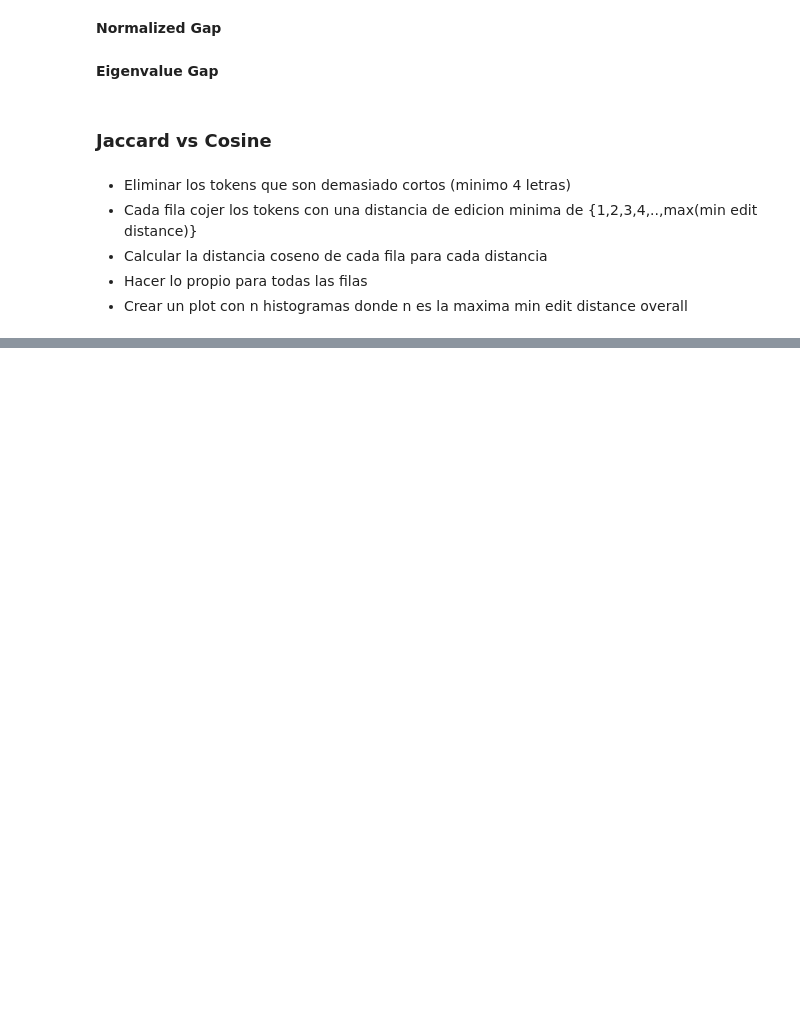
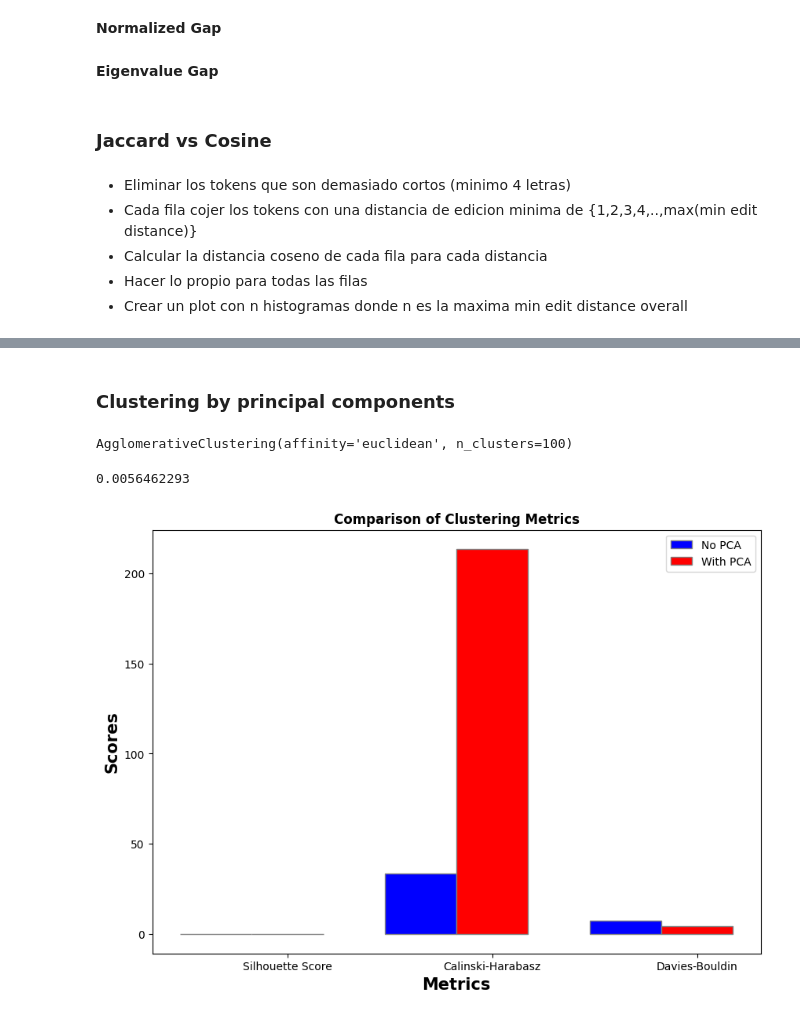
Before and after one commit to gboxo/gboxo.github.io, a Jupyter notebook: _posts/clustering_embeddings.ipynb, the cells around one changed output, grey strips where cells are left out. Cells and saved outputs as stored; diff of their text form; code cells hidden in the pictures; blank space fills up the shorter version.

Commit message:
Word Embeddings Part 2

```diff
--- a/_posts/clustering_embeddings.ipynb
+++ b/_posts/clustering_embeddings.ipynb
@@ -532,0 +565,78 @@ sns.violinplot(x='Min Edit Distance', y='Average Cosine Similarity', data=df)
+# %% [markdown]
+### Clustering by principal components
+# %%
+import numpy as np
+from sklearn.decomposition import PCA
+from sklearn.cluster import AgglomerativeClustering
+import matplotlib.pyplot as plt
+
+# Sample word_embeddings for demonstration
+
+# Compute PCA
+pca = PCA(n_components=50)  # For example, reduce to 50 dimensions. You can adjust this number based on your needs.
+word_embeddings_pca = pca.fit_transform(word_embeddings)
+
+# Apply agglomerative clustering on the original embeddings
+cluster_agglomerative_without_pca = AgglomerativeClustering(affinity='euclidean', n_clusters=100, linkage='ward')
+cluster_agglomerative_without_pca.fit(word_embeddings)
+
+# Apply agglomerative clustering on the transformed embeddings
+cluster_agglomerative_with_pca = AgglomerativeClustering(affinity='euclidean', n_clusters=100, linkage='ward')
+cluster_agglomerative_with_pca.fit(word_embeddings_pca)
+# %% [output]
+AgglomerativeClustering(affinity='euclidean', n_clusters=100)
+# %%
+from sklearn.metrics import silhouette_score, calinski_harabasz_score, davies_bouldin_score
+
+labels_no_pca = cluster_agglomerative_without_pca.labels_
+labels_with_pca = cluster_agglomerative_with_pca.labels_
+
+# Silhouette Score
+sil_no_pca = silhouette_score(word_embeddings, labels_no_pca)
+sil_with_pca = silhouette_score(word_embeddings_pca, labels_with_pca)
+
+# Calinski-Harabasz Index
+ch_no_pca = calinski_harabasz_score(word_embeddings, labels_no_pca)
+ch_with_pca = calinski_harabasz_score(word_embeddings_pca, labels_with_pca)
+
+# Davies-Bouldin Index
+db_no_pca = davies_bouldin_score(word_embeddings, labels_no_pca)
+db_with_pca = davies_bouldin_score(word_embeddings_pca, labels_with_pca)
+# %%
+sil_with_pca
+# %% [output]
+0.0056462293
+# %%
+import matplotlib.pyplot as plt
+
+# Calculate metrics (assuming the metrics have been computed as shown in the previous response)
+
+# List of metrics
+metrics_no_pca = [sil_no_pca, ch_no_pca, db_no_pca]
+metrics_with_pca = [sil_with_pca, ch_with_pca, db_with_pca]
+
+labels = ['Silhouette Score', 'Calinski-Harabasz', 'Davies-Bouldin']
+
+# Set up the figure and axes
+fig, ax = plt.subplots(figsize=(10, 7))
+
+# Create a bar position list
+barWidth = 0.35
+r1 = np.arange(len(metrics_no_pca))
+r2 = [x + barWidth for x in r1]
+
+# Create bars
+plt.bar(r1, metrics_no_pca, width=barWidth, color='blue', edgecolor='grey', label='No PCA')
+plt.bar(r2, metrics_with_pca, width=barWidth, color='red', edgecolor='grey', label='With PCA')
+
+# Title & subtitle
+plt.title('Comparison of Clustering Metrics', fontweight='bold')
+plt.xlabel('Metrics', fontweight='bold', fontsize=15)
+plt.ylabel('Scores', fontweight='bold', fontsize=15)
+plt.xticks([r + barWidth for r in range(len(metrics_no_pca))], labels)
+
+# Create legend & show graphic
+plt.legend()
+plt.show()
+# %% [output]
+[figure, added]
```
Also changed, not shown: parts of 5 cells of this notebook, 3 other files.
